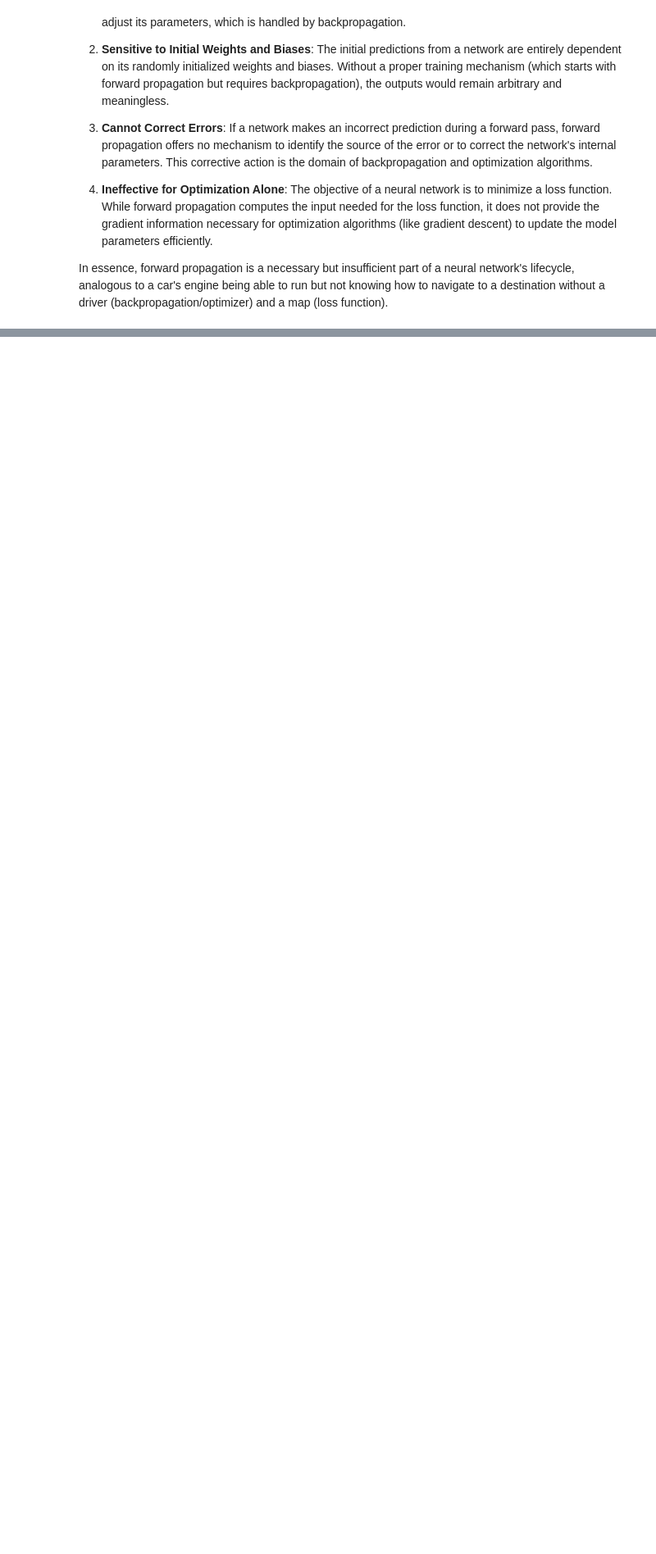
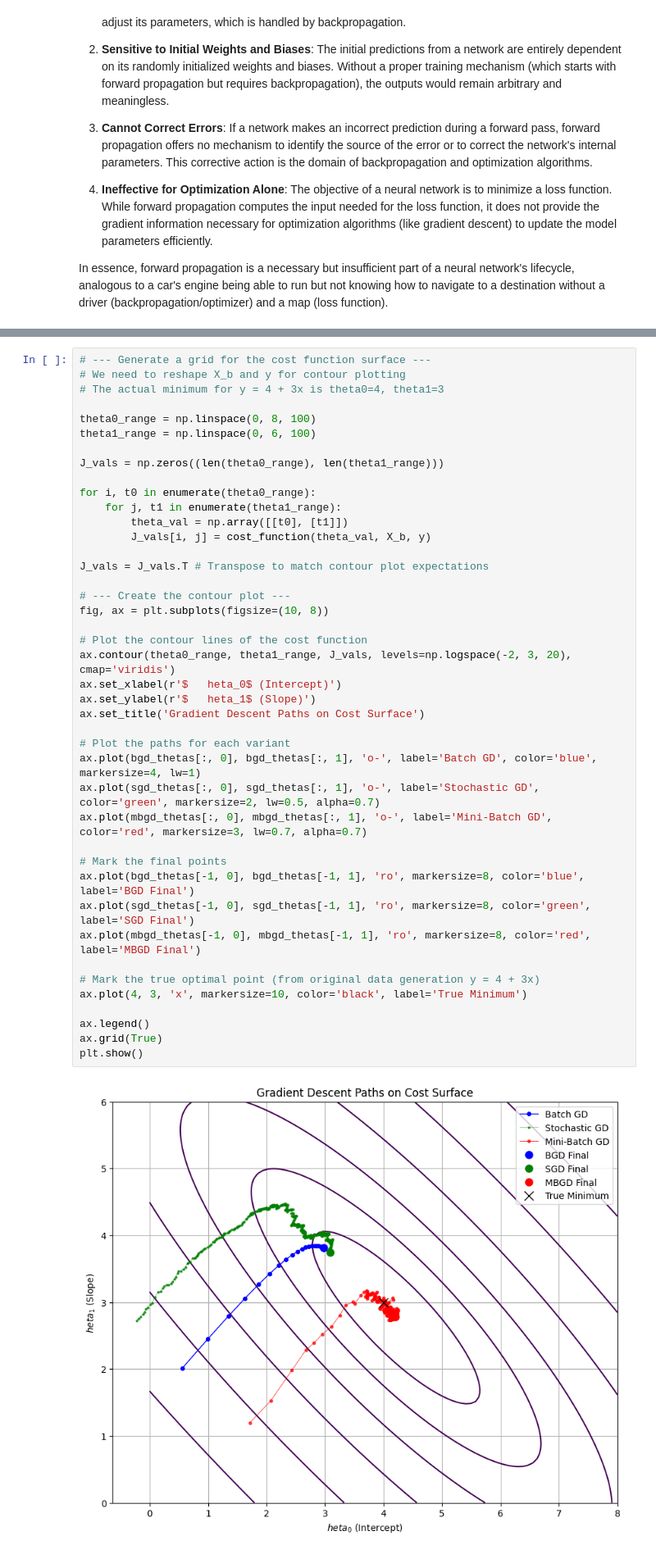
Before and after one commit to rsys-adsingh/Machine-Learning, a Jupyter notebook: study/Chapter_11.ipynb, the cells around one changed output, grey strips where cells are left out. Shown at 82% size. Saved outputs shown, nothing was run; the diff lists cells and outputs as text; blank space fills up the shorter version.

```diff
--- a/study/Chapter_11.ipynb
+++ b/study/Chapter_11.ipynb
@@ -2218,0 +2691,44 @@ In essence, forward propagation is a necessary but insufficient part of a neural
+# %%
+# --- Generate a grid for the cost function surface ---
+# We need to reshape X_b and y for contour plotting
+# The actual minimum for y = 4 + 3x is theta0=4, theta1=3
+
+theta0_range = np.linspace(0, 8, 100)
+theta1_range = np.linspace(0, 6, 100)
+
+J_vals = np.zeros((len(theta0_range), len(theta1_range)))
+
+for i, t0 in enumerate(theta0_range):
+    for j, t1 in enumerate(theta1_range):
+        theta_val = np.array([[t0], [t1]])
+        J_vals[i, j] = cost_function(theta_val, X_b, y)
+
+J_vals = J_vals.T # Transpose to match contour plot expectations
+
+# --- Create the contour plot ---
+fig, ax = plt.subplots(figsize=(10, 8))
+
+# Plot the contour lines of the cost function
+ax.contour(theta0_range, theta1_range, J_vals, levels=np.logspace(-2, 3, 20), cmap='viridis')
+ax.set_xlabel(r'$	heta_0$ (Intercept)')
+ax.set_ylabel(r'$	heta_1$ (Slope)')
+ax.set_title('Gradient Descent Paths on Cost Surface')
+
+# Plot the paths for each variant
+ax.plot(bgd_thetas[:, 0], bgd_thetas[:, 1], 'o-', label='Batch GD', color='blue', markersize=4, lw=1)
+ax.plot(sgd_thetas[:, 0], sgd_thetas[:, 1], 'o-', label='Stochastic GD', color='green', markersize=2, lw=0.5, alpha=0.7)
+ax.plot(mbgd_thetas[:, 0], mbgd_thetas[:, 1], 'o-', label='Mini-Batch GD', color='red', markersize=3, lw=0.7, alpha=0.7)
+
+# Mark the final points
+ax.plot(bgd_thetas[-1, 0], bgd_thetas[-1, 1], 'ro', markersize=8, color='blue', label='BGD Final')
+ax.plot(sgd_thetas[-1, 0], sgd_thetas[-1, 1], 'ro', markersize=8, color='green', label='SGD Final')
+ax.plot(mbgd_thetas[-1, 0], mbgd_thetas[-1, 1], 'ro', markersize=8, color='red', label='MBGD Final')
+
+# Mark the true optimal point (from original data generation y = 4 + 3x)
+ax.plot(4, 3, 'x', markersize=10, color='black', label='True Minimum')
+
+ax.legend()
+ax.grid(True)
+plt.show()
+# %% [output]
+[figure, added]
```
Also changed, not shown: parts of 82 cells of this notebook.
